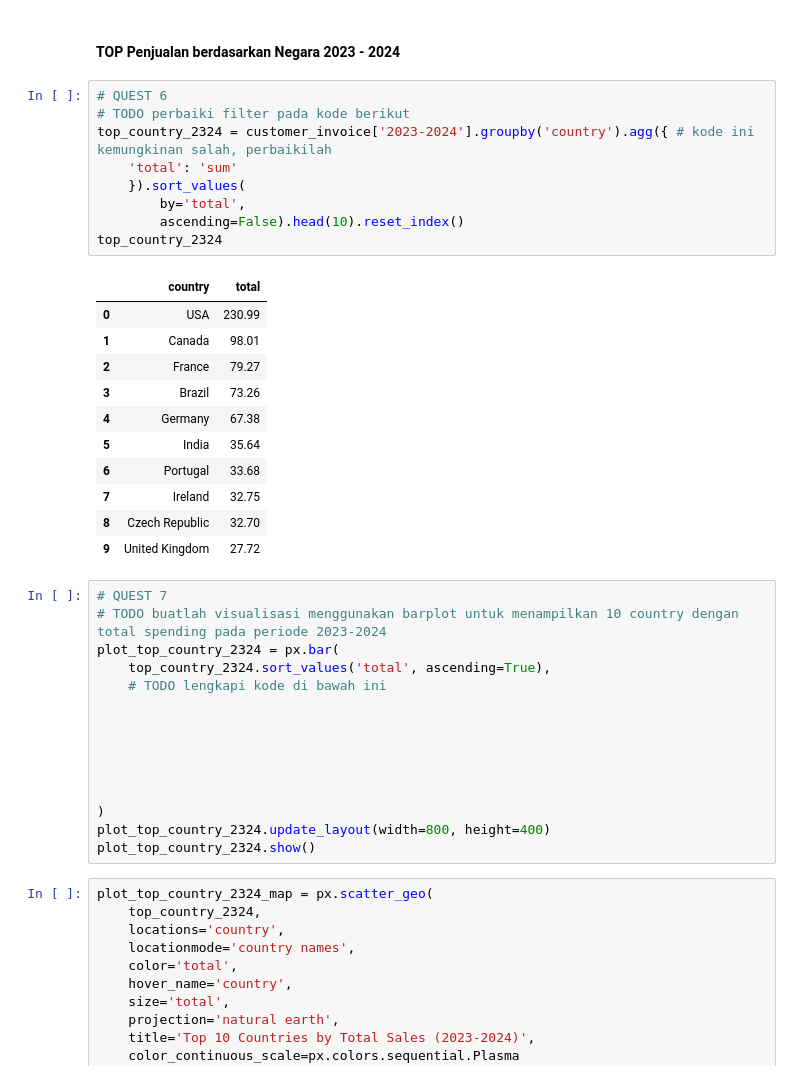
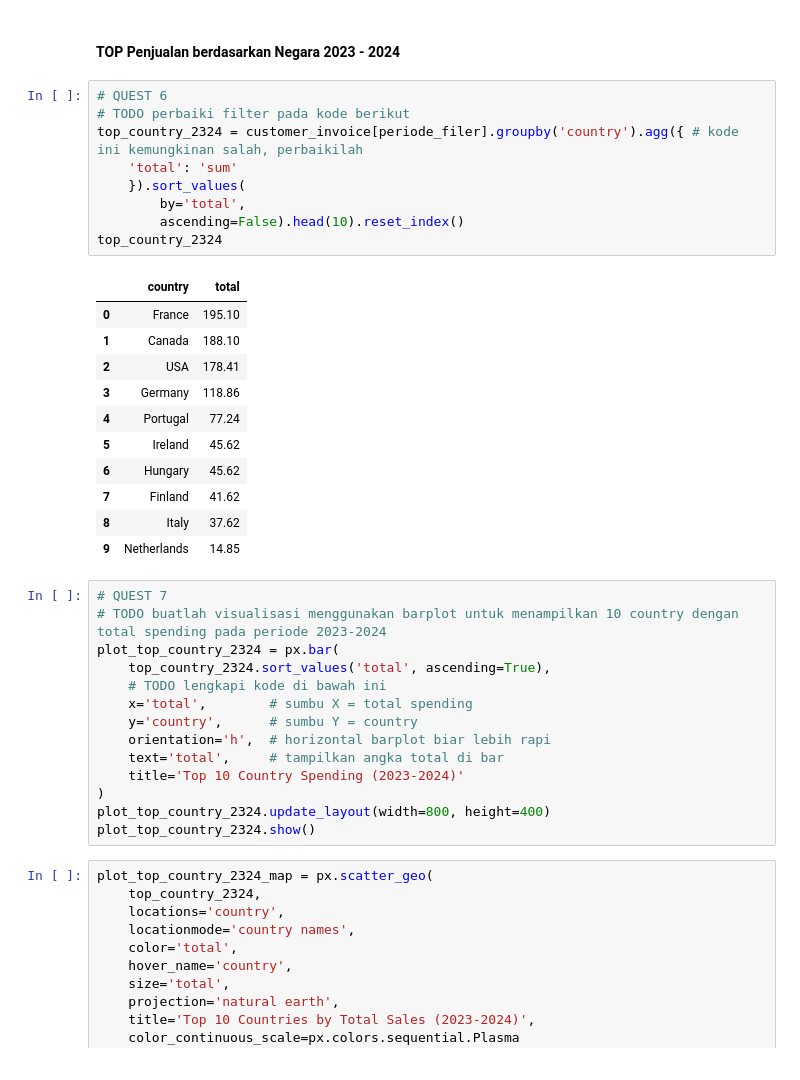
Before and after one commit to yosefin05/haloinkubasi, a Jupyter notebook: notebook.ipynb, the cells around one changed output. Drawn from its saved outputs; the diff is of its cells as text.

```diff
--- a/notebook.ipynb
+++ b/notebook.ipynb
@@ -908,36 +919,35 @@ Visualisasi di atas menggunakan `px.scatter_geo()` untuk memvisualisasikan sebar
 # %%
 # QUEST 6
 # TODO perbaiki filter pada kode berikut
-top_country_2324 = customer_invoice['2023-2024'].groupby('country').agg({ # kode ini kemungkinan salah, perbaikilah
+top_country_2324 = customer_invoice[periode_filer].groupby('country').agg({ # kode ini kemungkinan salah, perbaikilah
     'total': 'sum'
     }).sort_values(
         by='total',
         ascending=False).head(10).reset_index()
 top_country_2324
 # %% [output]
 |  | country | total |
-| 0 | USA | 230.99 |
-| 1 | Canada | 98.01 |
-| 2 | France | 79.27 |
-| 3 | Brazil | 73.26 |
-| 4 | Germany | 67.38 |
-| 5 | India | 35.64 |
-| 6 | Portugal | 33.68 |
-| 7 | Ireland | 32.75 |
-| 8 | Czech Republic | 32.70 |
-| 9 | United Kingdom | 27.72 |
+| 0 | France | 195.10 |
+| 1 | Canada | 188.10 |
+| 2 | USA | 178.41 |
+| 3 | Germany | 118.86 |
+| 4 | Portugal | 77.24 |
+| 5 | Ireland | 45.62 |
+| 6 | Hungary | 45.62 |
+| 7 | Finland | 41.62 |
+| 8 | Italy | 37.62 |
+| 9 | Netherlands | 14.85 |
 # %%
 # QUEST 7
 # TODO buatlah visualisasi menggunakan barplot untuk menampilkan 10 country dengan total spending pada periode 2023-2024
 plot_top_country_2324 = px.bar(
     top_country_2324.sort_values('total', ascending=True),
     # TODO lengkapi kode di bawah ini
-
-
-
-
-
-
+    x='total',        # sumbu X = total spending
+    y='country',      # sumbu Y = country
+    orientation='h',  # horizontal barplot biar lebih rapi
+    text='total',     # tampilkan angka total di bar
+    title='Top 10 Country Spending (2023-2024)'
 )
 plot_top_country_2324.update_layout(width=800, height=400)
 plot_top_country_2324.show()
```
Also changed, not shown: parts of 10 cells of this notebook.
